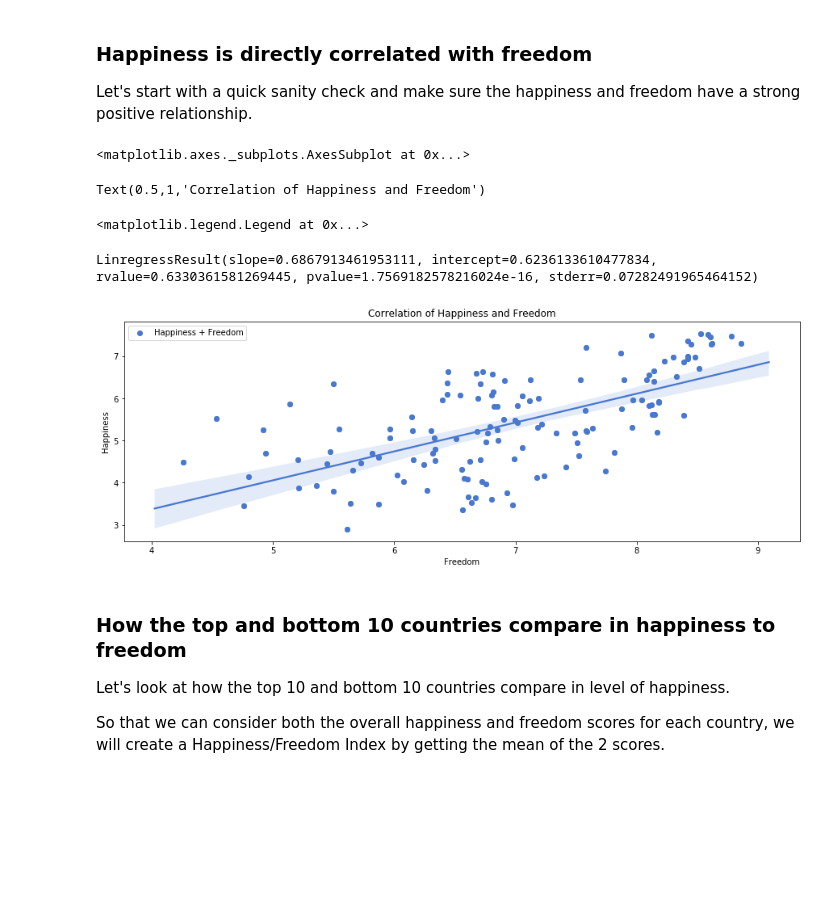
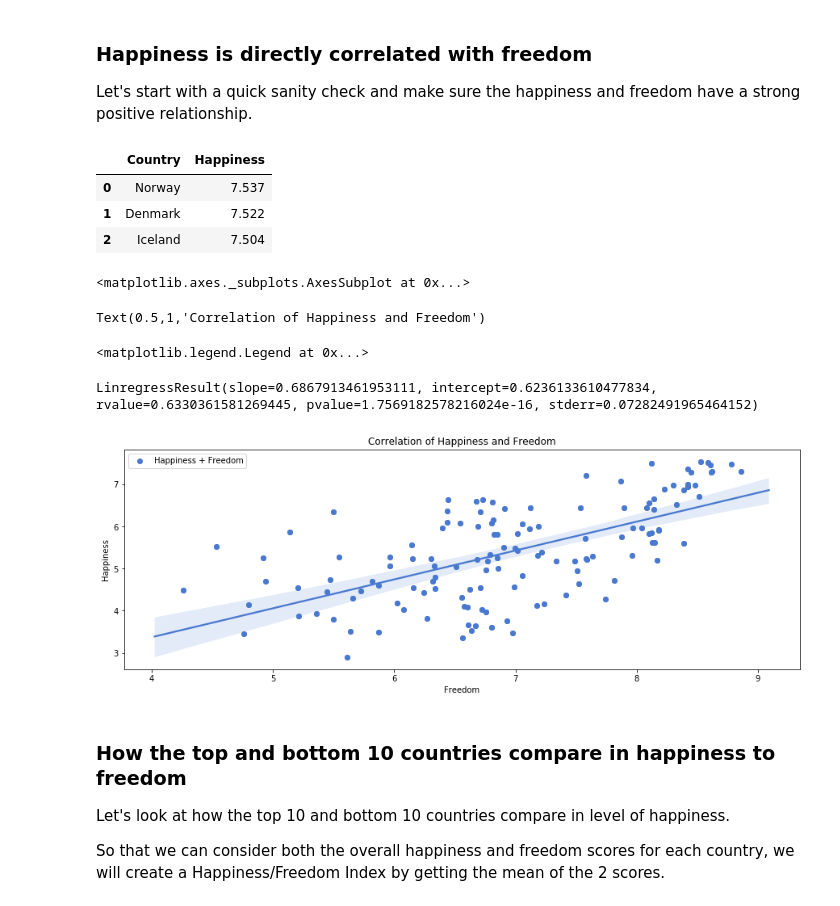
Before and after one commit to jbratcher/happiness_and_freedom, a Jupyter notebook: Happiness_Freedom.ipynb, the cells around one changed output. Saved outputs shown, nothing was run; the diff lists cells and outputs as text; code cells hidden in the pictures; blank space fills up the shorter version.

```diff
--- a/Happiness_Freedom.ipynb
+++ b/Happiness_Freedom.ipynb
@@ -69,31 +97,36 @@ Let's start with a quick sanity check and make sure the happiness and freedom ha
 # %%
 # get overall freedom score by country from World Freedom Report
 hf_score_by_country = hfi[["countries", "hf_score"]]
 hf_score_by_country.columns = ["Country", "Freedom"]
 
 # get overall happiness score by country from Happiness Index
 wh_score_by_country = whr[["Country", "Happiness.Score"]]
 # rename "Country" column to "countries" to merge on conat with freedom index
 wh_score_by_country.columns = ["Country", "Happiness"]
 
 # coombine the two dataframes
 reports_combined = pd.concat([hf_score_by_country, wh_score_by_country], sort=False)
+wh_score_by_country.head(3)
 reports_grouped = reports_combined.groupby("Country")["Freedom", "Happiness"].mean()
 hf_wh_scores = reports_grouped.dropna()
 hf_wh_scores.columns = ["Freedom", "Happiness"]
 hf_wh_scores.index.name = "Country"
 
 # Scatter/regression plot of happiness vs freedom
 fig, ax = plt.subplots(figsize=(15, 5))
 sns.regplot(x="Freedom", y="Happiness", data=hf_wh_scores)
 points = plt.scatter(hf_wh_scores["Freedom"], hf_wh_scores["Happiness"], label="Happiness + Freedom")
 ax.set_title("Correlation of Happiness and Freedom")
 ax.legend();
 
 x = hf_wh_scores["Freedom"]
 y = hf_wh_scores["Happiness"]
 linregress(x,y)
 # %% [output]
+|  | Country | Happiness |
+| 0 | Norway | 7.537 |
+| 1 | Denmark | 7.522 |
+| 2 | Iceland | 7.504 |
 <matplotlib.axes._subplots.AxesSubplot at 0x...>
 Text(0.5,1,'Correlation of Happiness and Freedom')
 <matplotlib.legend.Legend at 0x...>
```
Also changed, not shown: parts of 7 cells of this notebook, 1 other file.
